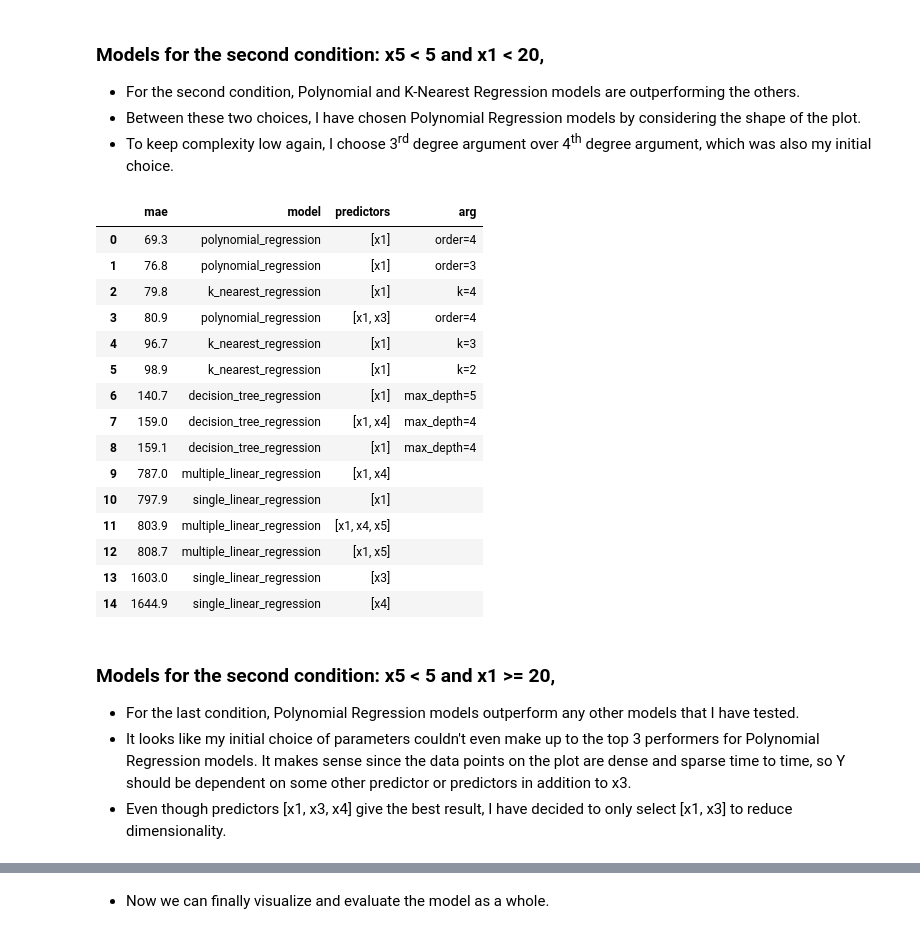
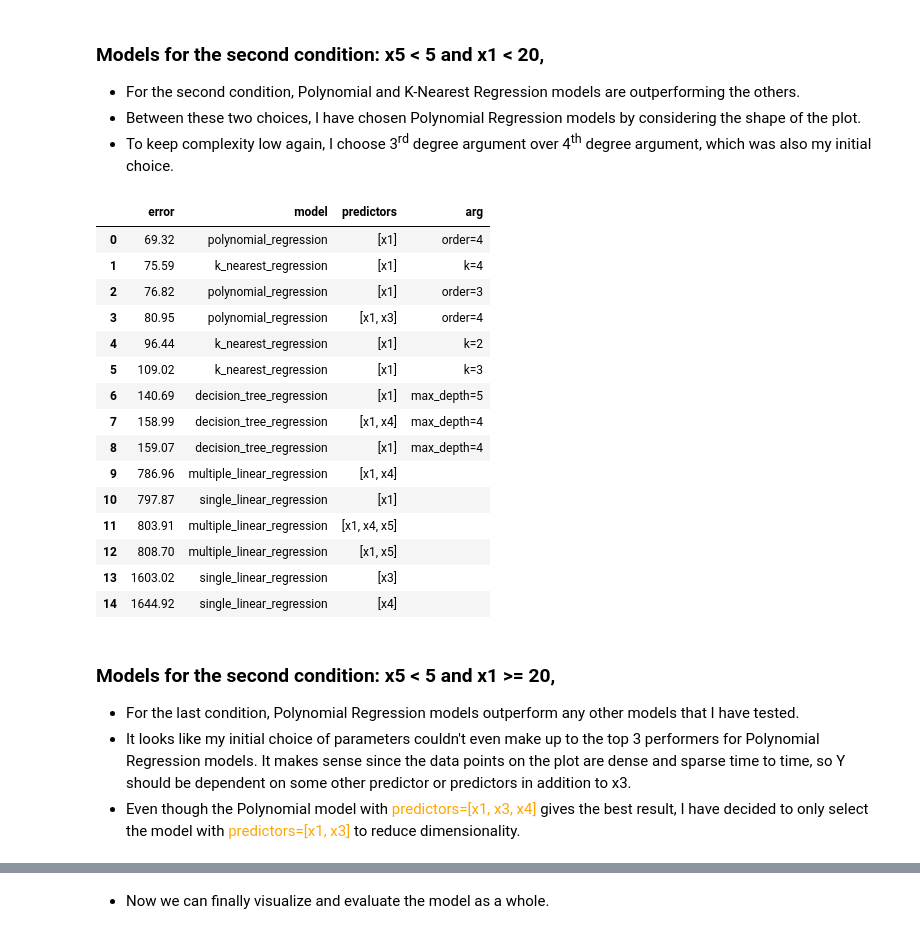
Before and after one commit to DefinitelyVixon/CE475-Project, a Jupyter notebook: Project.ipynb, the cells around one changed output, grey strips where cells are left out. Saved outputs shown, nothing was run; the diff lists cells and outputs as text; code cells hidden in the pictures.

```diff
--- a/Project.ipynb
+++ b/Project.ipynb
@@ -13,8 +38,8 @@ from IPython.display import Image
 import seaborn as sns
 import numpy as np
 
-pd.set_option("display.precision", 1)
-np.set_printoptions(precision=1, suppress=True)
+pd.set_option("display.precision", 2)
+np.set_printoptions(precision=2, suppress=True)
 
 raw_dataset = pd.read_csv('dataset.csv', sep=',', skipinitialspace=True)
 dataset = raw_dataset.copy()
@@ -59,7 +84,7 @@ model_grid = [{'model': single_linear_regression,
                'predictors': predictor_combinations,
                'arg': range(2, 5)},
               {'model': k_nearest_regression,
-               'predictors': predictor_combinations, 'arg': range(1, 6)},
+               'predictors': predictor_combinations, 'arg': range(1, 10)},
               {'model': decision_tree_regression,
                'predictors': predictor_combinations, 'arg': range(1, 6)}]
 
@@ -149,24 +174,24 @@ first_model = first_model_table.iloc[7]
 also my initial choice.
 # %%
 second_model_table = model_tree.conditional_fits_table[1].error_table(model='all', top=3, return_table=True)
-second_model = second_model_table.iloc[1]
+second_model = second_model_table.iloc[2]
 # %% [output]
-|  | mae | model | predictors | arg |
-| 0 | 69.3 | polynomial_regression | [x1] | order=4 |
-| 1 | 76.8 | polynomial_regression | [x1] | order=3 |
-| 2 | 79.8 | k_nearest_regression | [x1] | k=4 |
-| 3 | 80.9 | polynomial_regression | [x1, x3] | order=4 |
-| 4 | 96.7 | k_nearest_regression | [x1] | k=3 |
-| 5 | 98.9 | k_nearest_regression | [x1] | k=2 |
-| 6 | 140.7 | decision_tree_regression | [x1] | max_depth=5 |
-| 7 | 159.0 | decision_tree_regression | [x1, x4] | max_depth=4 |
-| 8 | 159.1 | decision_tree_regression | [x1] | max_depth=4 |
-| 9 | 787.0 | multiple_linear_regression | [x1, x4] |  |
-| 10 | 797.9 | single_linear_regression | [x1] |  |
-| 11 | 803.9 | multiple_linear_regression | [x1, x4, x5] |  |
-| 12 | 808.7 | multiple_linear_regression | [x1, x5] |  |
-| 13 | 1603.0 | single_linear_regression | [x3] |  |
-| 14 | 1644.9 | single_linear_regression | [x4] |  |
+|  | error | model | predictors | arg |
+| 0 | 69.32 | polynomial_regression | [x1] | order=4 |
+| 1 | 75.59 | k_nearest_regression | [x1] | k=4 |
+| 2 | 76.82 | polynomial_regression | [x1] | order=3 |
+| 3 | 80.95 | polynomial_regression | [x1, x3] | order=4 |
+| 4 | 96.44 | k_nearest_regression | [x1] | k=2 |
+| 5 | 109.02 | k_nearest_regression | [x1] | k=3 |
+| 6 | 140.69 | decision_tree_regression | [x1] | max_depth=5 |
+| 7 | 158.99 | decision_tree_regression | [x1, x4] | max_depth=4 |
+| 8 | 159.07 | decision_tree_regression | [x1] | max_depth=4 |
+| 9 | 786.96 | multiple_linear_regression | [x1, x4] |  |
+| 10 | 797.87 | single_linear_regression | [x1] |  |
+| 11 | 803.91 | multiple_linear_regression | [x1, x4, x5] |  |
+| 12 | 808.70 | multiple_linear_regression | [x1, x5] |  |
+| 13 | 1603.02 | single_linear_regression | [x3] |  |
+| 14 | 1644.92 | single_linear_regression | [x4] |  |
 # %% [markdown]
 ### Models for the second condition: x5 < 5 and x1 >= 20,
 
@@ -174,8 +199,8 @@ second_model = second_model_table.iloc[1]
 - It looks like my initial choice of parameters couldn't even make up to the top 3 performers for Polynomial Regression
 models. It makes sense since the data points on the plot are dense and sparse time to time, so Y should be dependent on
 some other predictor or predictors in addition to x3.
-- Even though predictors [x1, x3, x4] give the best result, I have decided to only select [x1, x3] to reduce
-dimensionality.
+- Even though the Polynomial model with <span style='color:orange'>predictors=[x1, x3, x4]</span> gives the best result,
+I have decided to only select the model with <span style='color:orange'>predictors=[x1, x3]</span> to reduce dimensionality.
 # %%
 third_model_table = model_tree.conditional_fits_table[2].error_table(model='all', top=3, return_table=True)
 third_model = third_model_table.iloc[1]
```
Also changed, not shown: parts of 31 cells of this notebook, 8 other files.
